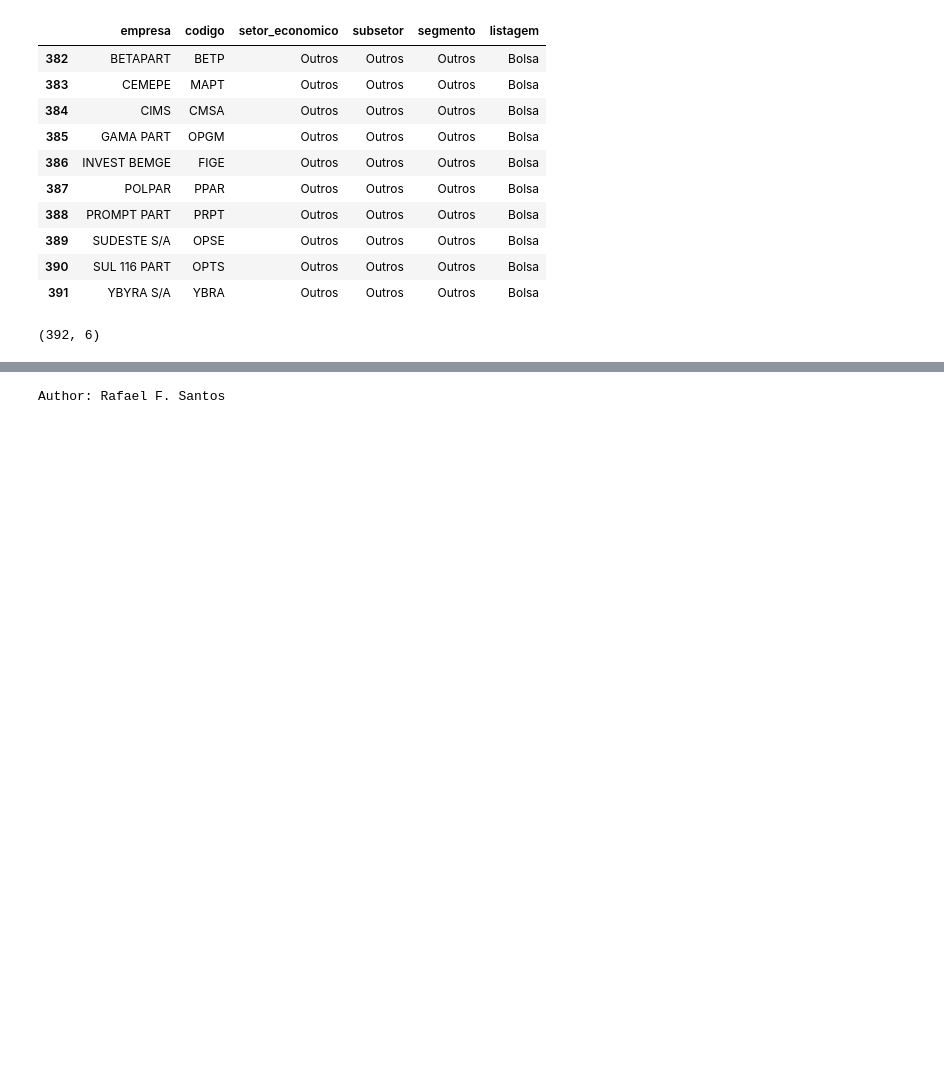
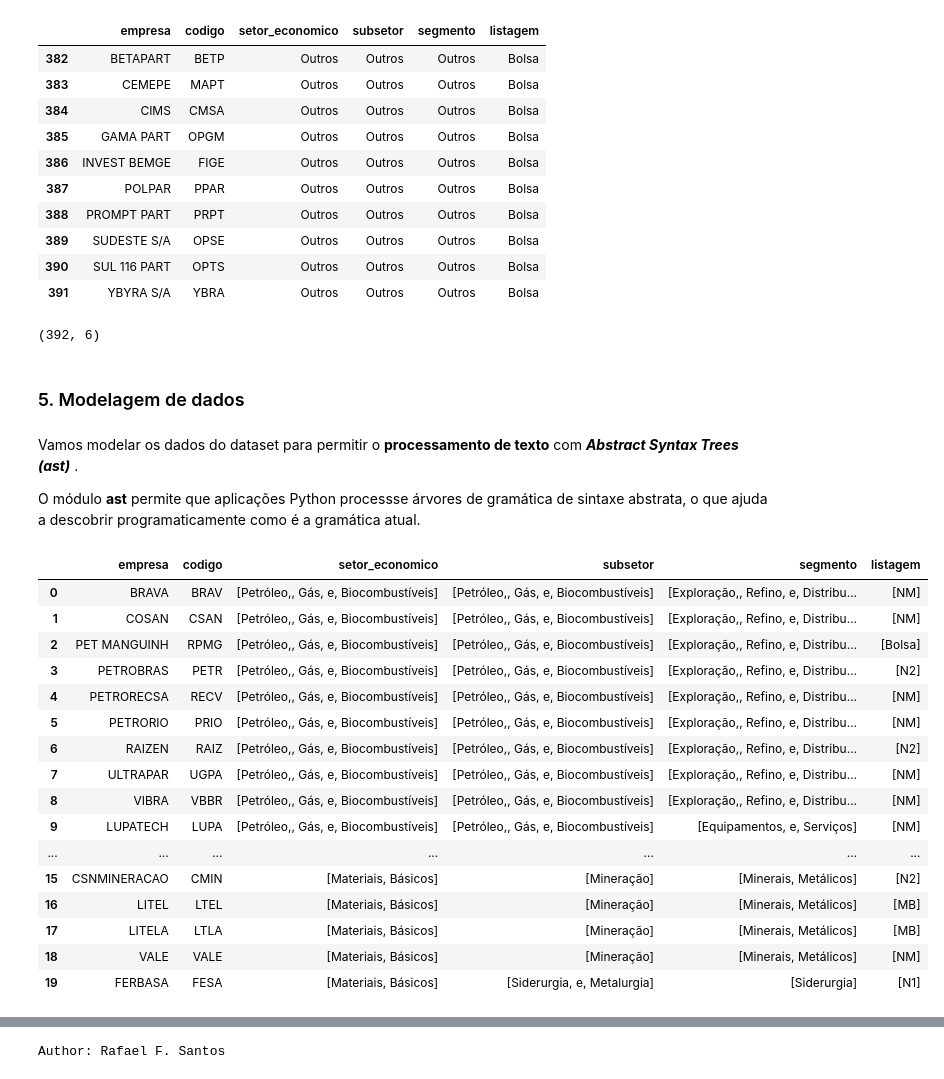
Before and after one commit to rafa-fsantos/recomendAcoes, a Jupyter notebook: projeto.ipynb, the cells around one changed output, grey strips where cells are left out. Cells and saved outputs as stored; diff of their text form; code cells hidden in the pictures; blank space fills up the shorter version.

Commit message:
Modelagem de Dados

```diff
--- a/projeto.ipynb
+++ b/projeto.ipynb
@@ -293,3 +302,42 @@ df_ajustado.tail(10)
 df_ajustado.shape
 # %% [output]
 (392, 6)
+# %% [markdown]
+### 5. Modelagem de dados
+# %% [markdown]
+Vamos modelar os dados do dataset para permitir o **processamento de texto** com ***Abstract Syntax Trees (ast)*** .
+
+O módulo **ast** permite que aplicações Python processse árvores de gramática de sintaxe abstrata, o que ajuda a descobrir programaticamente como é a gramática atual.
+# %%
+# Separamos as strings das colunas setor_economico, subsetor, segmento e listagem
+df_ajustado['setor_economico'] = df_ajustado['setor_economico'].apply(lambda x: x.split())
+df_ajustado['subsetor'] = df_ajustado['subsetor'].apply(lambda x: x.split())
+df_ajustado['segmento'] = df_ajustado['segmento'].apply(lambda x: x.split())
+df_ajustado['listagem'] = df_ajustado['listagem'].apply(lambda x: x.split())
+# %%
+# Replace de espaço por vazio (remove espaços)
+df_ajustado['setor_economico'] = df_ajustado['setor_economico'].apply(lambda x:[i.replace(" ","") for i in x])
+df_ajustado['subsetor'] = df_ajustado['subsetor'].apply(lambda x:[i.replace(" ","") for i in x])
+df_ajustado['segmento'] = df_ajustado['segmento'].apply(lambda x:[i.replace(" ","") for i in x])
+df_ajustado['listagem'] = df_ajustado['listagem'].apply(lambda x:[i.replace(" ","") for i in x])
+# %%
+# Visualização do dataset
+df_ajustado.head(20)
+# %% [output]
+|  | empresa | codigo | setor_economico | subsetor | segmento | listagem |
+| 0 | BRAVA | BRAV | [Petróleo,, Gás, e, Biocombustíveis] | [Petróleo,, Gás, e, Biocombustíveis] | [Exploração,, Refino, e, Distribu... | [NM] |
+| 1 | COSAN | CSAN | [Petróleo,, Gás, e, Biocombustíveis] | [Petróleo,, Gás, e, Biocombustíveis] | [Exploração,, Refino, e, Distribu... | [NM] |
+| 2 | PET MANGUINH | RPMG | [Petróleo,, Gás, e, Biocombustíveis] | [Petróleo,, Gás, e, Biocombustíveis] | [Exploração,, Refino, e, Distribu... | [Bolsa] |
+| 3 | PETROBRAS | PETR | [Petróleo,, Gás, e, Biocombustíveis] | [Petróleo,, Gás, e, Biocombustíveis] | [Exploração,, Refino, e, Distribu... | [N2] |
+| 4 | PETRORECSA | RECV | [Petróleo,, Gás, e, Biocombustíveis] | [Petróleo,, Gás, e, Biocombustíveis] | [Exploração,, Refino, e, Distribu... | [NM] |
+| 5 | PETRORIO | PRIO | [Petróleo,, Gás, e, Biocombustíveis] | [Petróleo,, Gás, e, Biocombustíveis] | [Exploração,, Refino, e, Distribu... | [NM] |
+| 6 | RAIZEN | RAIZ | [Petróleo,, Gás, e, Biocombustíveis] | [Petróleo,, Gás, e, Biocombustíveis] | [Exploração,, Refino, e, Distribu... | [N2] |
+| 7 | ULTRAPAR | UGPA | [Petróleo,, Gás, e, Biocombustíveis] | [Petróleo,, Gás, e, Biocombustíveis] | [Exploração,, Refino, e, Distribu... | [NM] |
+| 8 | VIBRA | VBBR | [Petróleo,, Gás, e, Biocombustíveis] | [Petróleo,, Gás, e, Biocombustíveis] | [Exploração,, Refino, e, Distribu... | [NM] |
+| 9 | LUPATECH | LUPA | [Petróleo,, Gás, e, Biocombustíveis] | [Petróleo,, Gás, e, Biocombustíveis] | [Equipamentos, e, Serviços] | [NM] |
+| ... | ... | ... | ... | ... | ... | ... |
+| 15 | CSNMINERACAO | CMIN | [Materiais, Básicos] | [Mineração] | [Minerais, Metálicos] | [N2] |
+| 16 | LITEL | LTEL | [Materiais, Básicos] | [Mineração] | [Minerais, Metálicos] | [MB] |
+| 17 | LITELA | LTLA | [Materiais, Básicos] | [Mineração] | [Minerais, Metálicos] | [MB] |
+| 18 | VALE | VALE | [Materiais, Básicos] | [Mineração] | [Minerais, Metálicos] | [NM] |
+| 19 | FERBASA | FESA | [Materiais, Básicos] | [Siderurgia, e, Metalurgia] | [Siderurgia] | [N1] |
```
Also changed, not shown: parts of 28 cells of this notebook, 1 other file.
